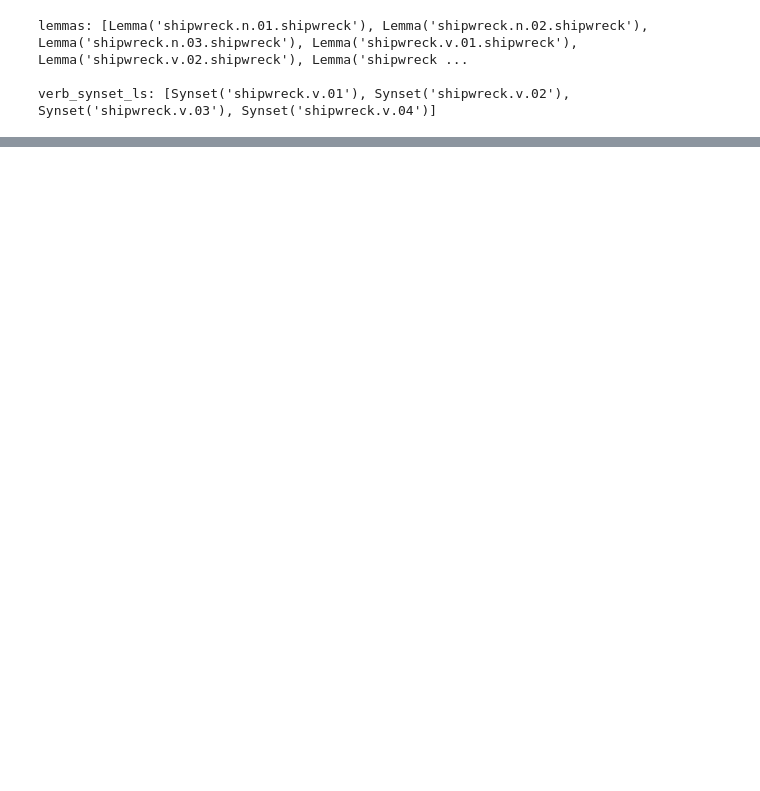
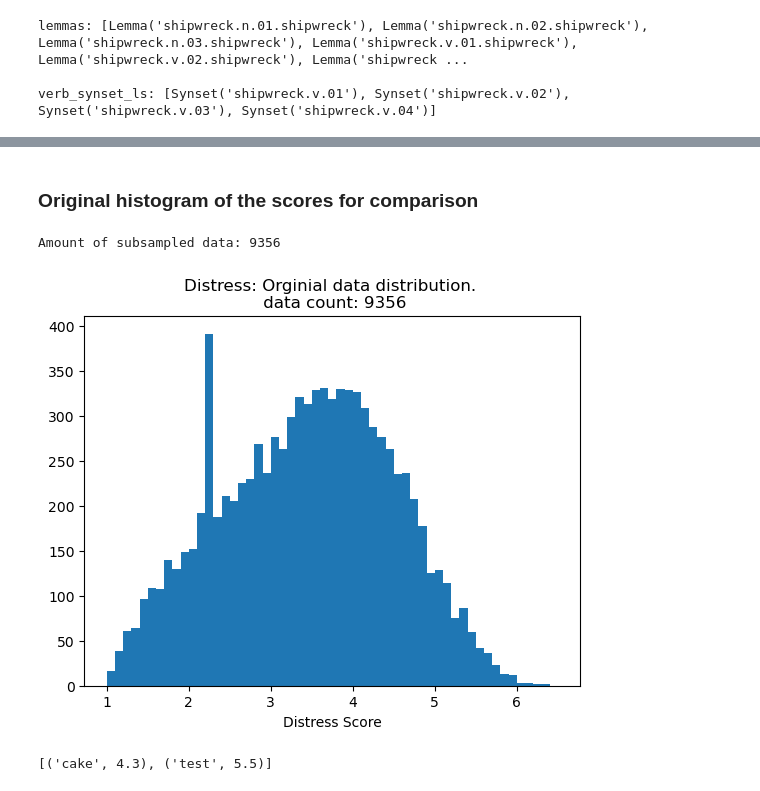
Before and after one commit to myrazma/2022_Masterthesis_Code, a Jupyter notebook: analysis/empdim_analysis.ipynb, the cells around one changed output, grey strips where cells are left out. Saved outputs shown, nothing was run; the diff lists cells and outputs as text; code cells hidden in the pictures; blank space fills up the shorter version.

```diff
--- a/analysis/empdim_analysis.ipynb
+++ b/analysis/empdim_analysis.ipynb
@@ -356,0 +401,17 @@ Pearson correlation of bias and true score.
+# %% [markdown]
+### Original histogram of the scores for comparison
+# %%
+values = list(distress_lex.values())
+print(f'Amount of subsampled data: {len(values)}')
+plt.hist(values, bins=bins)
+plt.xlabel('Distress Score')
+plt.title(f'Distress: Orginial data distribution. \n data count: {len(values)}')
+plt.show()
+# %% [output]
+Amount of subsampled data: 9356
+[figure, added]
+# %%
+input = [('test', 5.5), ('cake', 4.3)]
+[(word, score) for word, score in sorted(input, key=lambda item: item[1])]
+# %% [output]
+[('cake', 4.3), ('test', 5.5)]
```
Also changed, not shown: parts of 9 cells of this notebook, 4 other files.
